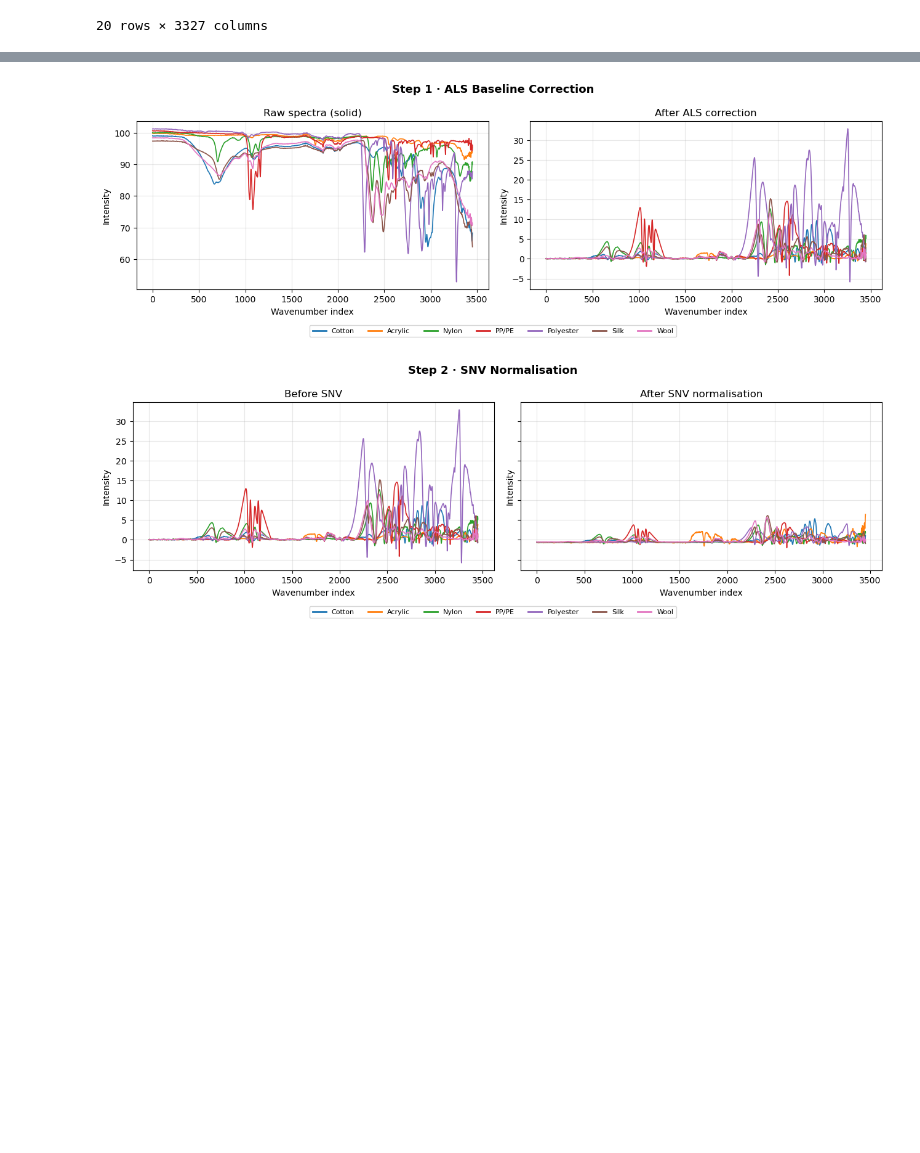
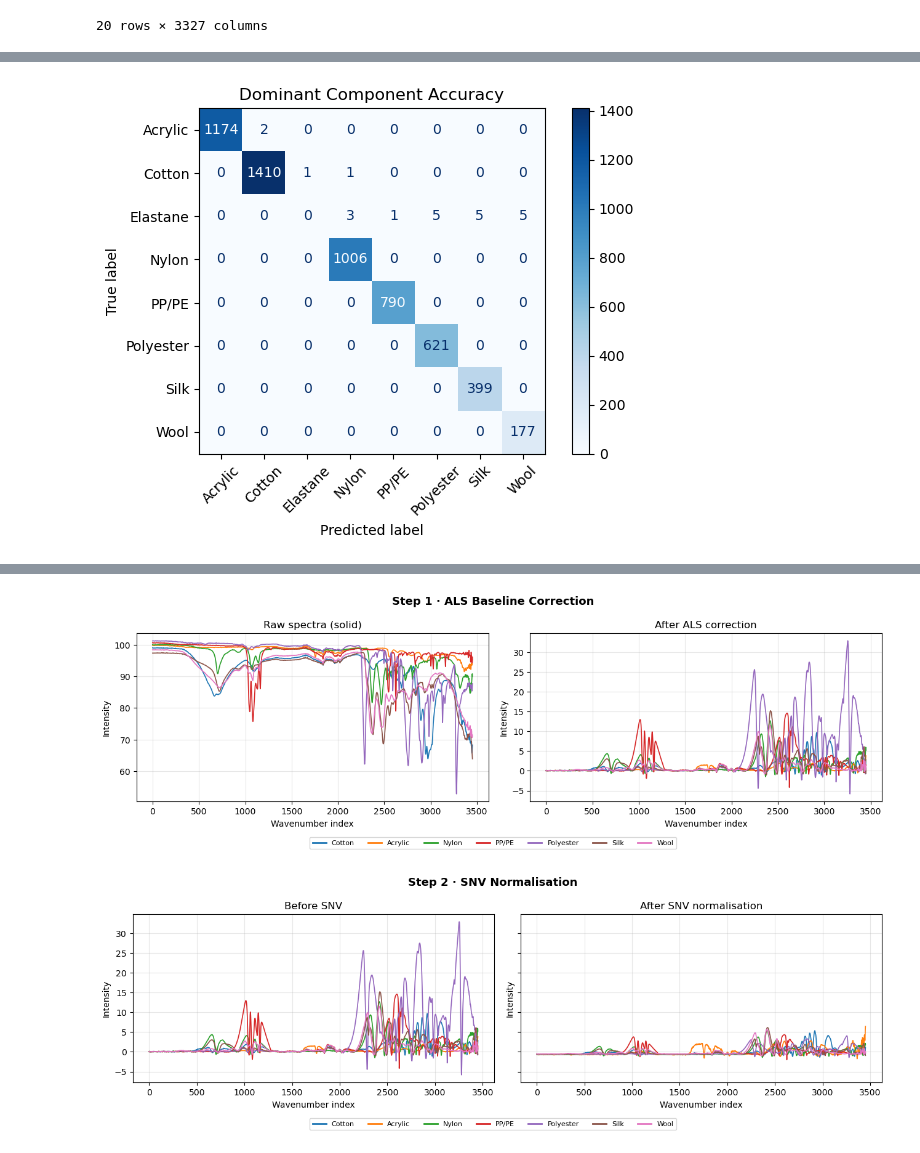
Before and after one commit to Eggorchikk/CBL_IR, a Jupyter notebook: CBL_ML/MD_CBL.ipynb, the cells around one changed output, grey strips where cells are left out. Drawn from its saved outputs; the diff is of its cells as text; code cells hidden in the pictures; blank space fills up the shorter version.

```diff
--- a/CBL_ML/MD_CBL.ipynb
+++ b/CBL_ML/MD_CBL.ipynb
@@ -436,0 +752,12 @@ Final shape: (1653, 3327), NaNs: 0
+# %%
+# Load and use later
+checkpoint = torch.load("composition_cnn2.pt", map_location="cpu")
+
+classes   = checkpoint['classes']
+n_wn      = checkpoint['n_wn']
+n_classes = checkpoint['n_classes']
+
+model = CompositionCNN(n_wn, n_classes)
+model.load_state_dict(checkpoint['model_state_dict'])
+model.eval()
+print("Model loaded.")
@@ -436,0 +766,73 @@ Final shape: (1653, 3327), NaNs: 0
+# %%
+# Recreate val_loader
+X_tr, X_val, y_tr, y_val = train_test_split(
+    X_mix, y_mix, test_size=0.2, random_state=57
+)
+
+def to_tensor(X, y):
+    return (torch.tensor(X[:, None, :], dtype=torch.float32),
+            torch.tensor(y,             dtype=torch.float32))
+
+X_val_t, y_val_t = to_tensor(X_val, y_val)
+val_loader = DataLoader(TensorDataset(X_val_t, y_val_t), batch_size=32, shuffle=False)
+
+model.eval()
+val_preds, val_true = [], []
+with torch.no_grad():
+    for xb, yb in val_loader:
+        val_preds.append(model(xb).numpy())
+        val_true.append(yb.numpy())
+
+val_preds = np.vstack(val_preds)
+val_true  = np.vstack(val_true)
+
+print(f"{'Class':<12} {'MAE':>8} {'R²':>8}")
+print("-" * 30)
+for i, cls in enumerate(classes):
+    mae = mean_absolute_error(val_true[:, i], val_preds[:, i])
+    r2  = r2_score(val_true[:, i], val_preds[:, i])
+    print(f"{cls:<12} {mae:>8.4f} {r2:>8.4f}")
+
+overall_mae = mean_absolute_error(val_true, val_preds)
+print(f"\nOverall MAE: {overall_mae:.4f}")
+
+
+# Mean absolute error across all components per sample
+per_sample_error = np.abs(val_true - val_preds).sum(axis=1) / 2
+print(f"Mean composition error: {per_sample_error.mean():.4f}")
+print(f"Median:                 {np.median(per_sample_error):.4f}")
+print(f"90th percentile:        {np.percentile(per_sample_error, 90):.4f}")
+
+
+# Check if the predicted dominant class matches the true dominant class
+true_dominant = np.argmax(val_true,  axis=1)
+pred_dominant = np.argmax(val_preds, axis=1)
+
+
+cm   = confusion_matrix(true_dominant, pred_dominant)
+disp = ConfusionMatrixDisplay(cm, display_labels=classes)
+disp.plot(cmap="Blues", xticks_rotation=45)
+plt.title("Dominant Component Accuracy")
+plt.tight_layout()
+plt.show()
+
+dominant_acc = (true_dominant == pred_dominant).mean()
+print(f"Dominant class accuracy: {dominant_acc:.4f}")
+
+
+fig, axes = plt.subplots(2, 4, figsize=(16, 8))
+axes = axes.flatten()
+
+for i, cls in enumerate(classes):
+    ax = axes[i]
+    ax.scatter(val_true[:, i], val_preds[:, i], alpha=0.3, s=10)
+    ax.plot([0, 1], [0, 1], 'r--', lw=1)   # perfect prediction line
+    ax.set_xlabel("True")
+    ax.set_ylabel("Predicted")
+    ax.set_title(cls)
+    ax.set_xlim(0, 1); ax.set_ylim(0, 1)
+
+plt.suptitle("Predicted vs True Composition per Class")
+plt.tight_layout()
+plt.show()
+# %% [output]
@@ -436,0 +854 @@ Final shape: (1653, 3327), NaNs: 0
+[figure, added]
```
Also changed, not shown: parts of 35 cells of this notebook, 47 other files.
